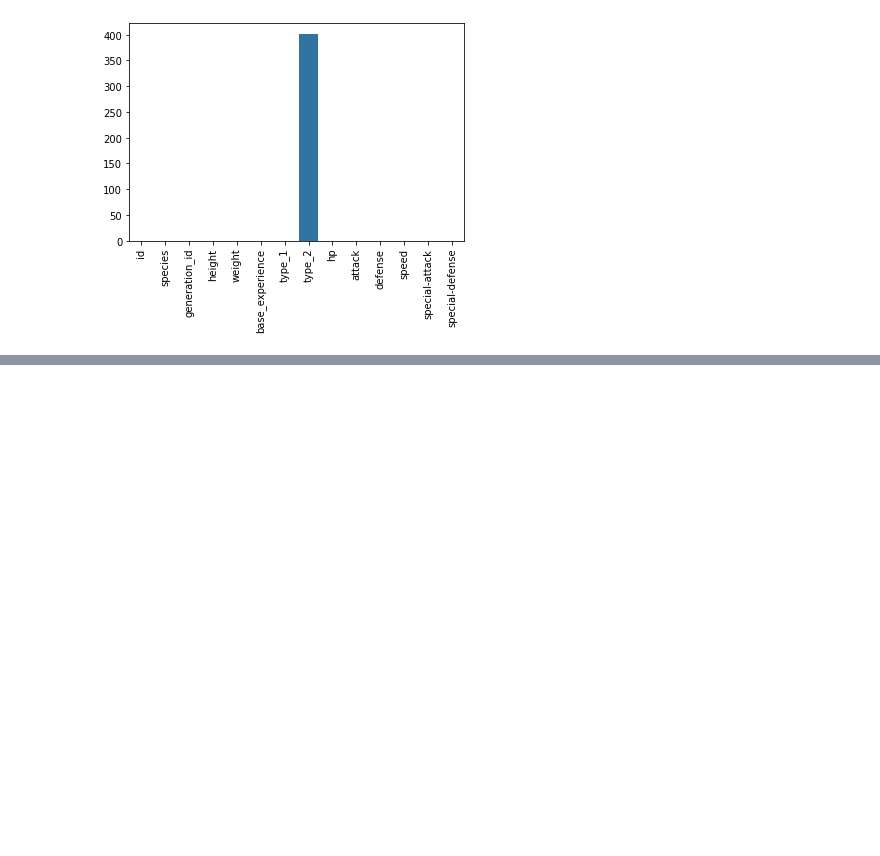
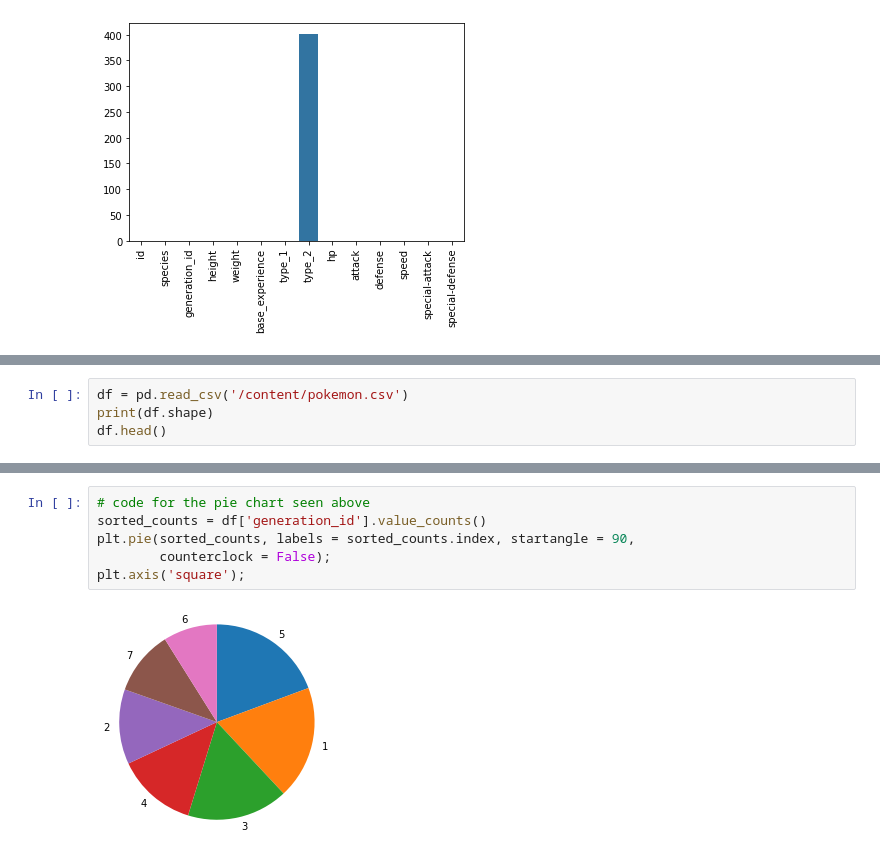
Before and after one commit to MidHunterX/DataVisualizationProject, a Jupyter notebook: Data_Visualisation.ipynb, the cells around one changed output, grey strips where cells are left out. Cells and saved outputs as stored; diff of their text form; blank space fills up the shorter version.

```diff
--- a/Data_Visualisation.ipynb
+++ b/Data_Visualisation.ipynb
@@ -88,0 +96,4 @@ plt.xticks(rotation=90);
+# %%
+df = pd.read_csv('/content/pokemon.csv')
+print(df.shape)
+df.head()
@@ -88,0 +112,8 @@ plt.xticks(rotation=90);
+# %%
+# code for the pie chart seen above
+sorted_counts = df['generation_id'].value_counts()
+plt.pie(sorted_counts, labels = sorted_counts.index, startangle = 90,
+        counterclock = False);
+plt.axis('square');
+# %% [output]
+[figure, added]
```
Also changed, not shown: parts of 15 cells of this notebook.
